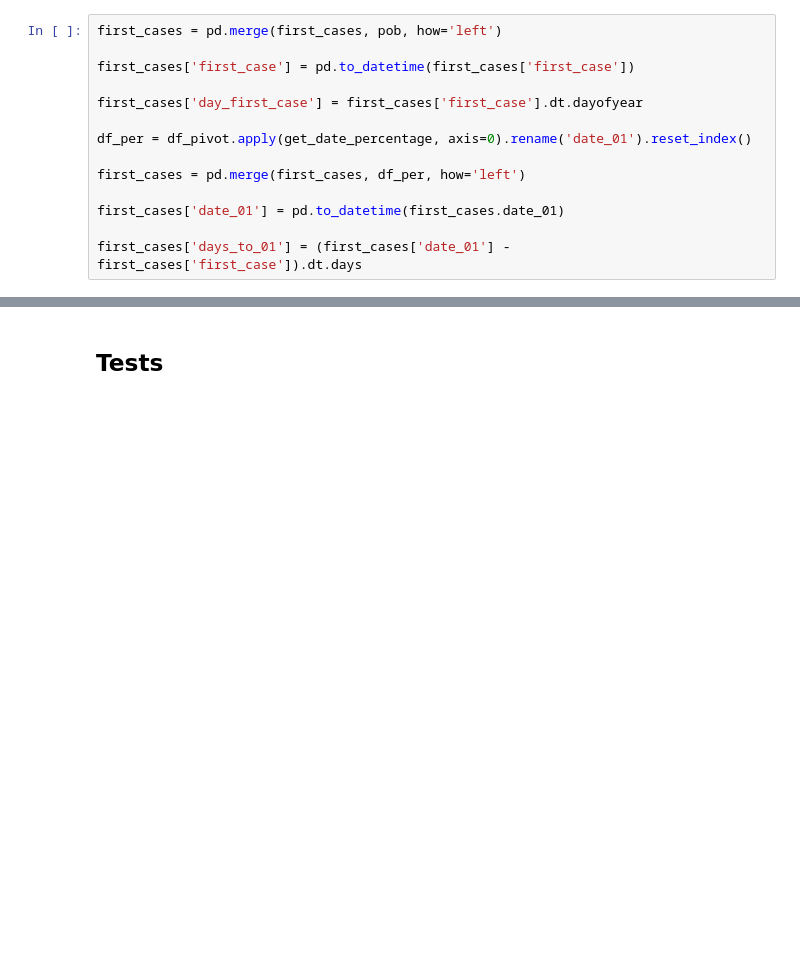
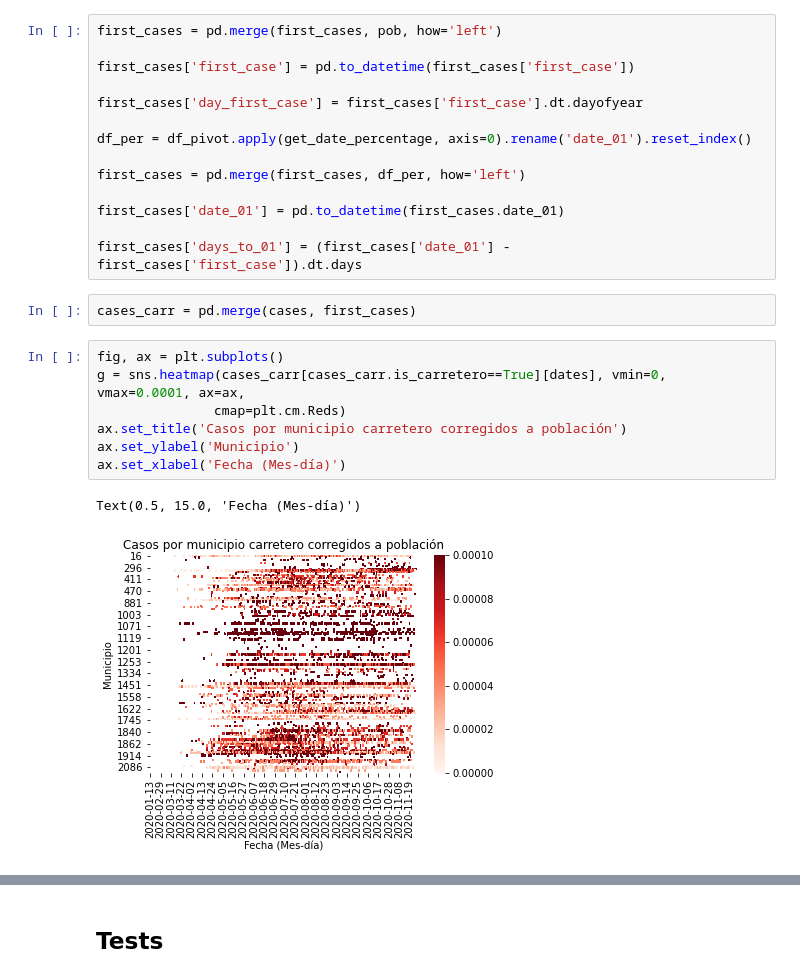
Before and after one commit to ddiannae/datamexico-covid, a Jupyter notebook: jupyter/Lista_de_municipios.ipynb, the cells around one changed output, grey strips where cells are left out. Saved outputs shown, nothing was run; the diff lists cells and outputs as text; blank space fills up the shorter version.

```diff
--- a/jupyter/Lista_de_municipios.ipynb
+++ b/jupyter/Lista_de_municipios.ipynb
@@ -125,3 +115,15 @@ first_cases = pd.merge(first_cases, df_per, how='left')
 first_cases['date_01'] = pd.to_datetime(first_cases.date_01)
 
 first_cases['days_to_01'] = (first_cases['date_01'] - first_cases['first_case']).dt.days
+# %%
+cases_carr = pd.merge(cases, first_cases)
+# %%
+fig, ax = plt.subplots()
+g = sns.heatmap(cases_carr[cases_carr.is_carretero==True][dates], vmin=0, vmax=0.0001, ax=ax,
+               cmap=plt.cm.Reds)
+ax.set_title('Casos por municipio carretero corregidos a población')
+ax.set_ylabel('Municipio')
+ax.set_xlabel('Fecha (Mes-día)')
+# %% [output]
+Text(0.5, 15.0, 'Fecha (Mes-día)')
+[figure, added]
```
Also changed, not shown: parts of 39 cells of this notebook, 1 other file.
